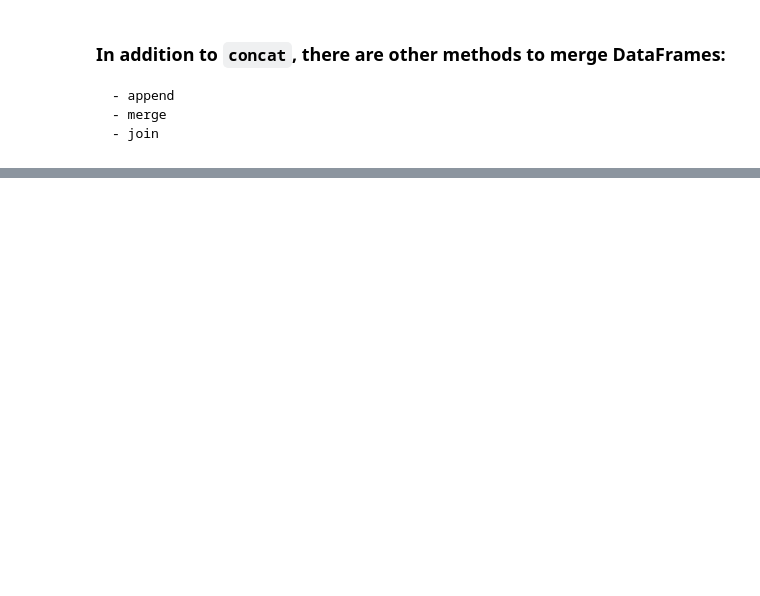
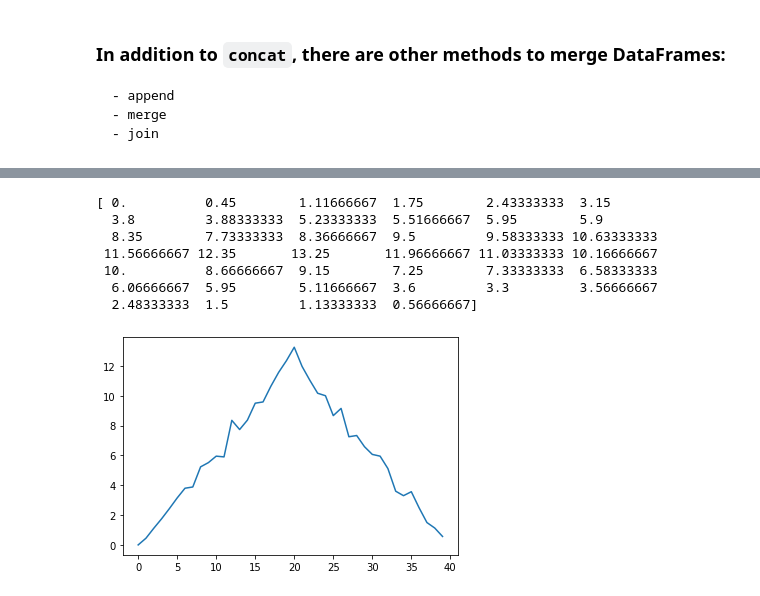
Before and after one commit to n-kono/msa8010, a Jupyter notebook: 04/04-Pandas-Visualization.ipynb, the cells around one changed output, grey strips where cells are left out. Cells and saved outputs as stored; diff of their text form; code cells hidden in the pictures; blank space fills up the shorter version.

```diff
--- a/04/04-Pandas-Visualization.ipynb
+++ b/04/04-Pandas-Visualization.ipynb
@@ -297,0 +333,17 @@ result
+# %%
+import numpy as np
+import matplotlib.pyplot as plt
+data = np.loadtxt(fname='data/inflammation-01.csv', delimiter=',')
+ave_inflammation = np.mean(data, axis=0) #average of inflammation of each day
+print(ave_inflammation)
+ave_plot = plt.plot(ave_inflammation)
+plt.show()
+# %% [output]
+[ 0.          0.45        1.11666667  1.75        2.43333333  3.15
+  3.8         3.88333333  5.23333333  5.51666667  5.95        5.9
+  8.35        7.73333333  8.36666667  9.5         9.58333333 10.63333333
+ 11.56666667 12.35       13.25       11.96666667 11.03333333 10.16666667
+ 10.          8.66666667  9.15        7.25        7.33333333  6.58333333
+  6.06666667  5.95        5.11666667  3.6         3.3         3.56666667
+  2.48333333  1.5         1.13333333  0.56666667]
+[figure, added]
```
Also changed, not shown: parts of 29 cells of this notebook, 7 other files.
